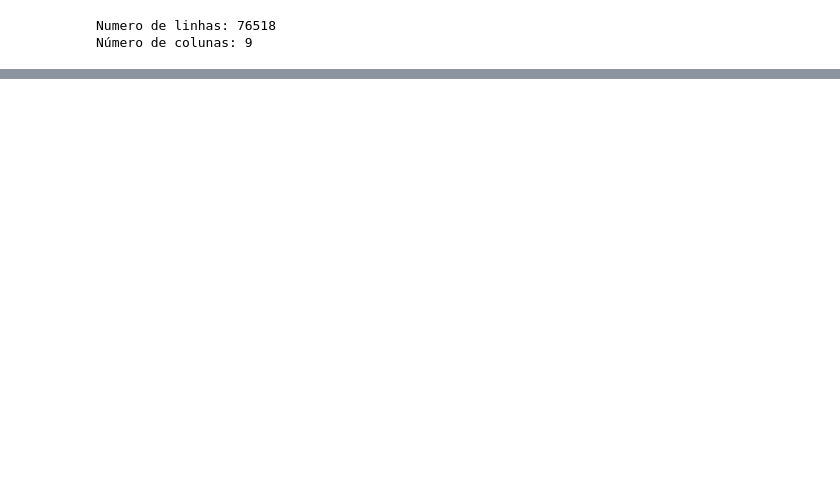
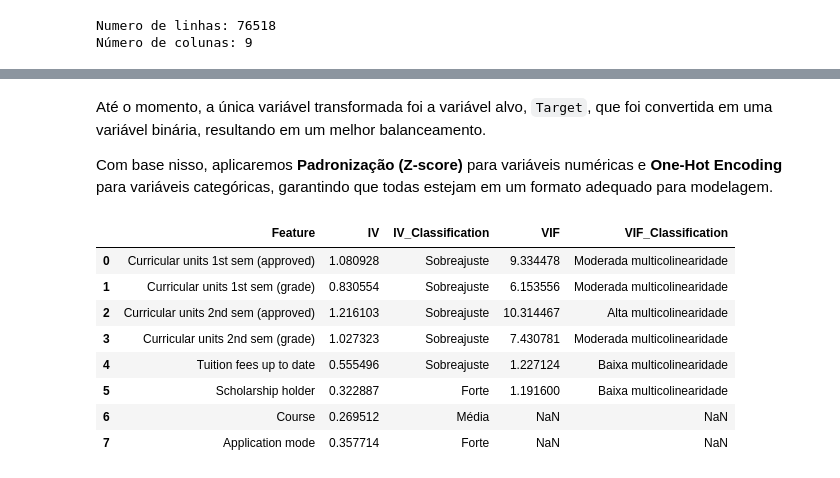
Before and after one commit to DuquePin/Final_Project_EBAC, a Jupyter notebook: notebooks/Preprocessing.ipynb, the cells around one changed output, grey strips where cells are left out. Drawn from its saved outputs; the diff is of its cells as text; code cells hidden in the pictures; blank space fills up the shorter version.

```diff
--- a/notebooks/Preprocessing.ipynb
+++ b/notebooks/Preprocessing.ipynb
@@ -348,0 +238,4 @@ IV do componente PC_20 igual a : 984.12% - Sobreajuste
+# %% [markdown]
+Até o momento, a única variável transformada foi a variável alvo, `Target`, que foi convertida em uma variável binária, resultando em um melhor balanceamento.
+
+Com base nisso, aplicaremos **Padronização (Z-score)** para variáveis numéricas e **One-Hot Encoding** para variáveis categóricas, garantindo que todas estejam em um formato adequado para modelagem.
@@ -348,0 +368,13 @@ IV do componente PC_20 igual a : 984.12% - Sobreajuste
+# %%
+# Calculando IV e VIF das variáveis pré-transformação
+calcular_iv_vif(df.drop(columns=['Target']), df.Target)
+# %% [output]
+|  | Feature | IV | IV_Classification | VIF | VIF_Classification |
+| 0 | Curricular units 1st sem (approved) | 1.080928 | Sobreajuste | 9.334478 | Moderada multicolinearidade |
+| 1 | Curricular units 1st sem (grade) | 0.830554 | Sobreajuste | 6.153556 | Moderada multicolinearidade |
+| 2 | Curricular units 2nd sem (approved) | 1.216103 | Sobreajuste | 10.314467 | Alta multicolinearidade |
+| 3 | Curricular units 2nd sem (grade) | 1.027323 | Sobreajuste | 7.430781 | Moderada multicolinearidade |
+| 4 | Tuition fees up to date | 0.555496 | Sobreajuste | 1.227124 | Baixa multicolinearidade |
+| 5 | Scholarship holder | 0.322887 | Forte | 1.191600 | Baixa multicolinearidade |
+| 6 | Course | 0.269512 | Média | NaN | NaN |
+| 7 | Application mode | 0.357714 | Forte | NaN | NaN |
```
Also changed, not shown: parts of 41 cells of this notebook, 8 other files.
